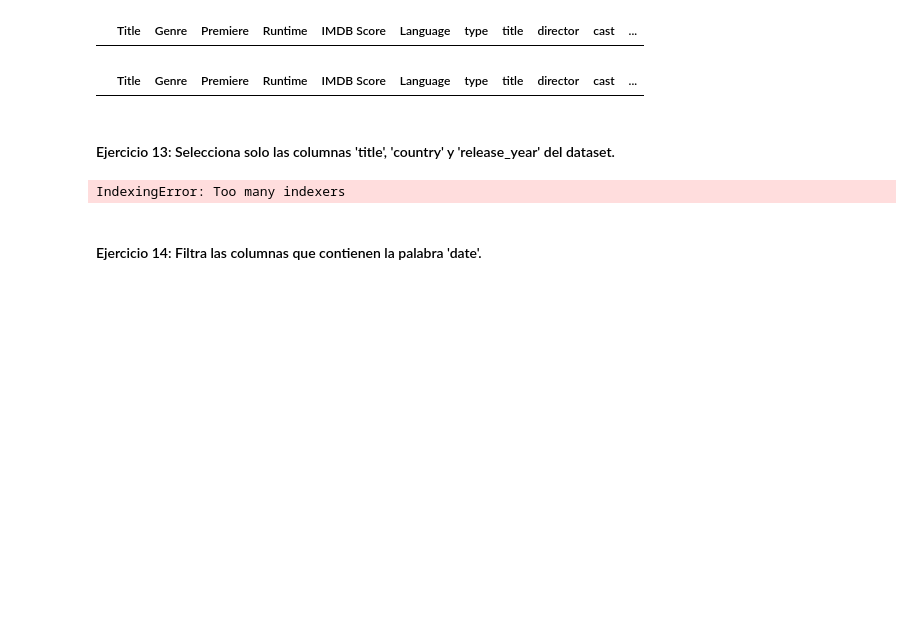
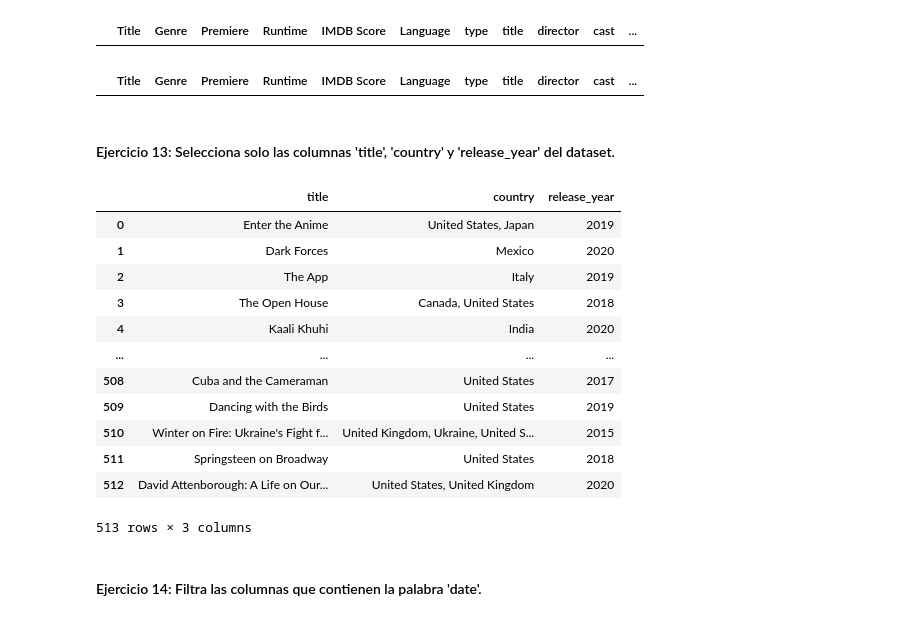
Before and after one commit to ngcarvajall/filtrado_groupby, a Jupyter notebook: laboratorio-modulo2-leccion03-filtrado.ipynb, the cells around one changed output. Drawn from its saved outputs; the diff is of its cells as text; code cells hidden in the pictures; blank space fills up the shorter version.

```diff
--- a/laboratorio-modulo2-leccion03-filtrado.ipynb
+++ b/laboratorio-modulo2-leccion03-filtrado.ipynb
@@ -271,8 +271,20 @@ x
 # %% [markdown]
 #### Ejercicio 13: Selecciona solo las columnas 'title', 'country' y 'release_year' del dataset.
 # %%
-netflix_filtrado.loc['title', 'country', 'release_year']
+netflix_filtrado.loc[:,['title', 'country', 'release_year']]
 # %% [output]
+|  | title | country | release_year |
+| 0 | Enter the Anime | United States, Japan | 2019 |
+| 1 | Dark Forces | Mexico | 2020 |
+| 2 | The App | Italy | 2019 |
+| 3 | The Open House | Canada, United States | 2018 |
+| 4 | Kaali Khuhi | India | 2020 |
+| ... | ... | ... | ... |
+| 508 | Cuba and the Cameraman | United States | 2017 |
+| 509 | Dancing with the Birds | United States | 2019 |
+| 510 | Winter on Fire: Ukraine's Fight f... | United Kingdom, Ukraine, United S... | 2015 |
+| 511 | Springsteen on Broadway | United States | 2018 |
+| 512 | David Attenborough: A Life on Our... | United States, United Kingdom | 2020 |
-IndexingError: Too many indexers
+513 rows × 3 columns
 # %% [markdown]
 #### Ejercicio 14: Filtra las columnas que contienen la palabra 'date'.
```
Also changed, not shown: parts of 10 cells of this notebook.
